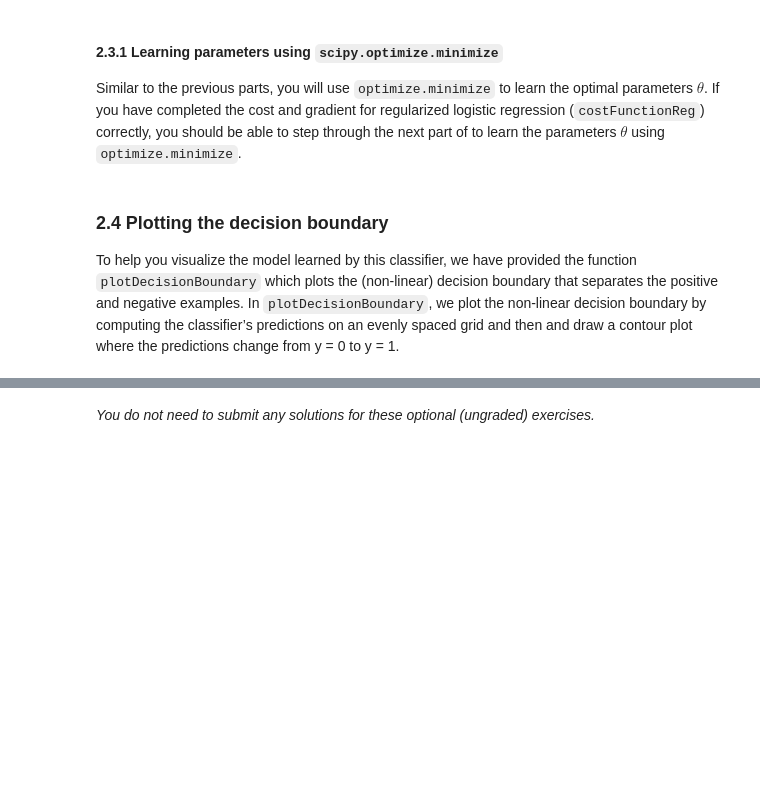
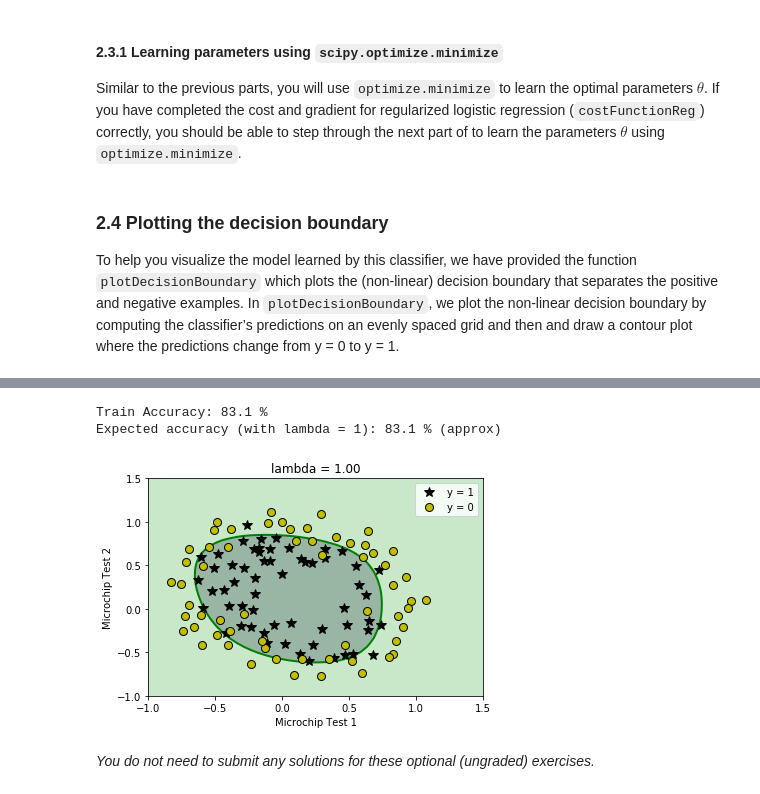
Before and after one commit to feelinc/ml-coursera-python-assignments, a Jupyter notebook: Exercise2/exercise2.ipynb, the cells around one changed output, grey strips where cells are left out. Saved outputs shown, nothing was run; the diff lists cells and outputs as text; code cells hidden in the pictures; blank space fills up the shorter version.

```diff
--- a/Exercise2/exercise2.ipynb
+++ b/Exercise2/exercise2.ipynb
@@ -294,10 +294,11 @@ def costFunction(theta, X, y):
     J = (1 / m) * np.sum(a - b)
 
     error = h - y
+    grad = (1 / m) * (X.T).dot(error)
 
-    for i in range(theta.size):
-        term = np.multiply(error, X[:, i])
-        grad[i] = (1 / m) * np.sum(term)
+#     for i in range(theta.size):
+#         term = np.multiply(error, X[:, i])
+#         grad[i] = (1 / m) * np.sum(term)
 
     # =============================================================
     return J, grad
@@ -470,7 +471,8 @@ def predict(theta, X):
 
     # ====================== YOUR CODE HERE ======================
 
-
+    p = sigmoid(X.dot(theta.T))
+    p = [1 if x >= 0.5 else 0 for x in p]
 
     # ============================================================
     return p
@@ -535,7 +561,7 @@ While the feature mapping allows us to build a more expressive classifier, it al
 # %%
 # Note that mapFeature also adds a column of ones for us, so the intercept
 # term is handled
-X = utils.mapFeature(X[:, 0], X[:, 1])
+XX = utils.mapFeature(X[:, 0], X[:, 1])
 # %% [markdown]
 <a id="section5"></a>
 ### 2.3 Cost function and gradient
@@ -599,7 +625,14 @@ def costFunctionReg(theta, X, y, lambda_):
 
     # ===================== YOUR CODE HERE ======================
 
+    th = theta[1:]
 
+    (J, grad_no_reg) = costFunction(theta, X, y)
+
+    J = J + (lambda_ / (2 * m)) * np.sum(np.power(th, 2))
+
+    grad = grad_no_reg + (lambda_ / m) * theta
+    grad[0] = grad_no_reg[0]
 
     # =============================================================
     return J, grad
@@ -682,39 +747,43 @@ This is not a good decision boundary: for example, it predicts that a point at $
 With a larger $\lambda$, you should see a plot that shows an simpler decision boundary which still separates the positives and negatives fairly well. However, if $\lambda$ is set to too high a value, you will not get a good fit and the decision boundary will not follow the data so well, thus underfitting the data.
 # %%
 # Initialize fitting parameters
-initial_theta = np.zeros(X.shape[1])
+initial_theta = np.zeros(XX.shape[1])
 
 # Set regularization parameter lambda to 1 (you should vary this)
 lambda_ = 1
 
 # set options for optimize.minimize
 options= {'maxiter': 100}
 
 res = optimize.minimize(costFunctionReg,
                         initial_theta,
-                        (X, y, lambda_),
+                        (XX, y, lambda_),
                         jac=True,
                         method='TNC',
                         options=options)
 
 # the fun property of OptimizeResult object returns
 # the value of costFunction at optimized theta
 cost = res.fun
 
 # the optimized theta is in the x property of the result
 theta = res.x
 
-utils.plotDecisionBoundary(plotData, theta, X, y)
+utils.plotDecisionBoundary(plotData, theta, XX, y)
 pyplot.xlabel('Microchip Test 1')
 pyplot.ylabel('Microchip Test 2')
 pyplot.legend(['y = 1', 'y = 0'])
 pyplot.grid(False)
 pyplot.title('lambda = %0.2f' % lambda_)
 
 # Compute accuracy on our training set
-p = predict(theta, X)
+p = predict(theta, XX)
 
 print('Train Accuracy: %.1f %%' % (np.mean(p == y) * 100))
 print('Expected accuracy (with lambda = 1): 83.1 % (approx)\n')
+# %% [output]
+Train Accuracy: 83.1 %
+Expected accuracy (with lambda = 1): 83.1 % (approx)
+[figure, added]
 # %% [markdown]
 *You do not need to submit any solutions for these optional (ungraded) exercises.*
```
Also changed, not shown: parts of 5 cells of this notebook.
